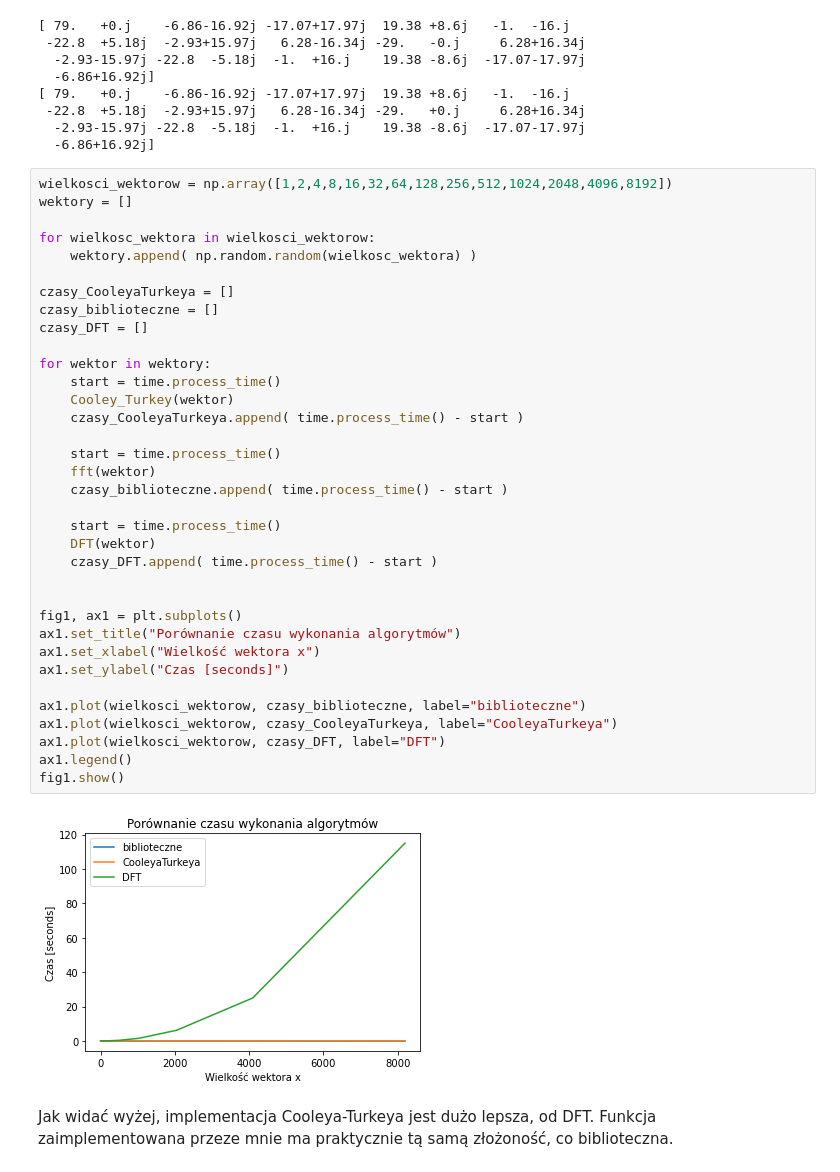
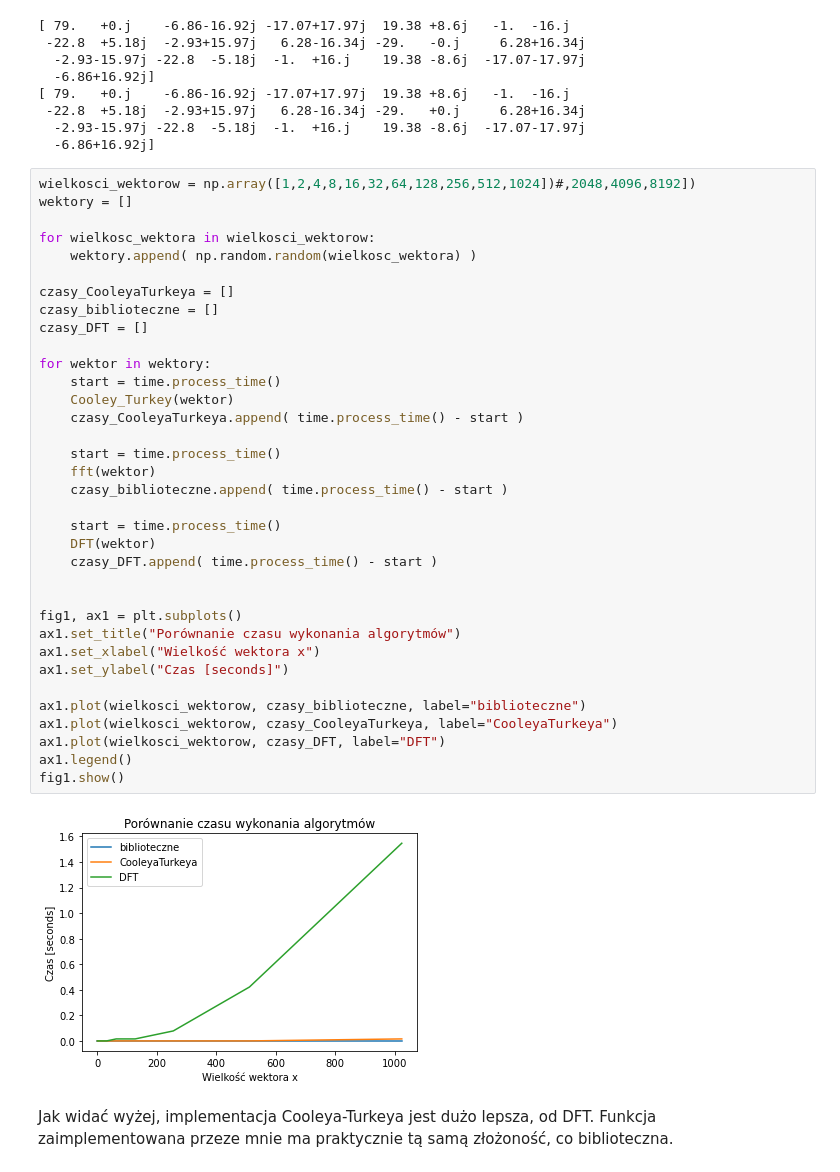
Before and after one commit to GabenRulez/4semestr_MOwNiT, a Jupyter notebook: lab10/lab10.ipynb, the cells around one changed output. Cells and saved outputs as stored; diff of their text form.

```diff
--- a/lab10/lab10.ipynb
+++ b/lab10/lab10.ipynb
@@ -87,7 +87,7 @@ print(fft(wektor_x_2))
   -2.93-15.97j -22.8  -5.18j  -1.  +16.j    19.38 -8.6j  -17.07-17.97j
   -6.86+16.92j]
 # %%
-wielkosci_wektorow = np.array([1,2,4,8,16,32,64,128,256,512,1024,2048,4096,8192])
+wielkosci_wektorow = np.array([1,2,4,8,16,32,64,128,256,512,1024])#,2048,4096,8192])
 wektory = []
 
 for wielkosc_wektora in wielkosci_wektorow:
@@ -95,34 +95,34 @@ for wielkosc_wektora in wielkosci_wektorow:
 
 czasy_CooleyaTurkeya = []
 czasy_biblioteczne = []
 czasy_DFT = []
 
 for wektor in wektory:
     start = time.process_time()
     Cooley_Turkey(wektor)
     czasy_CooleyaTurkeya.append( time.process_time() - start )
 
     start = time.process_time()
     fft(wektor)
     czasy_biblioteczne.append( time.process_time() - start )
 
     start = time.process_time()
     DFT(wektor)
     czasy_DFT.append( time.process_time() - start )
 
 
 fig1, ax1 = plt.subplots()
 ax1.set_title("Porównanie czasu wykonania algorytmów")
 ax1.set_xlabel("Wielkość wektora x")
 ax1.set_ylabel("Czas [seconds]")
 
 ax1.plot(wielkosci_wektorow, czasy_biblioteczne, label="biblioteczne")
 ax1.plot(wielkosci_wektorow, czasy_CooleyaTurkeya, label="CooleyaTurkeya")
 ax1.plot(wielkosci_wektorow, czasy_DFT, label="DFT")
 ax1.legend()
 fig1.show()
 # %% [output]
-[figure, old version]
+[figure, new version]
 # %% [markdown]
 Jak widać wyżej, implementacja Cooleya-Turkeya jest dużo lepsza, od DFT.
 Funkcja zaimplementowana przeze mnie ma praktycznie tą samą złożoność, co biblioteczna.
```
Also changed, not shown: parts of 4 cells of this notebook.
